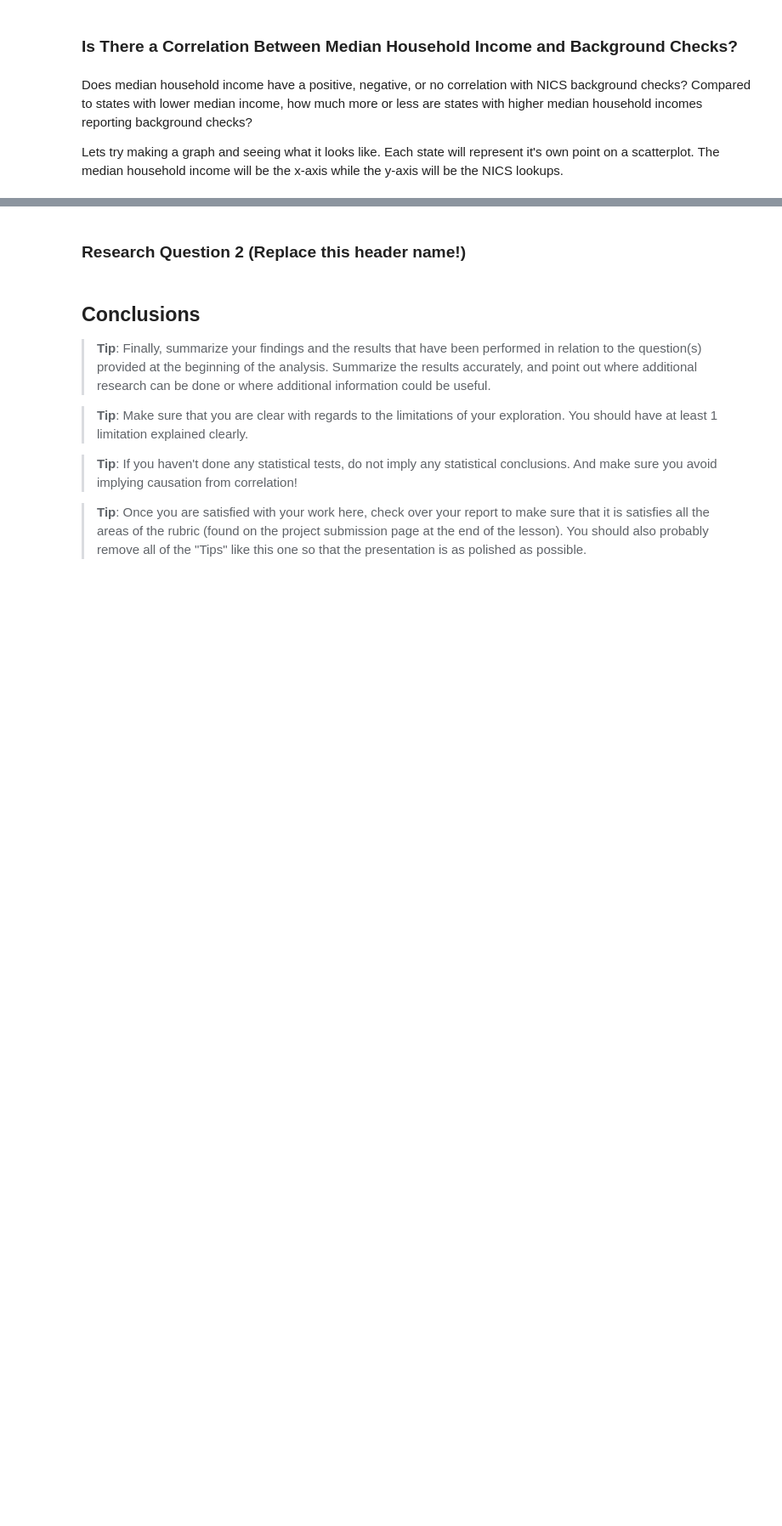
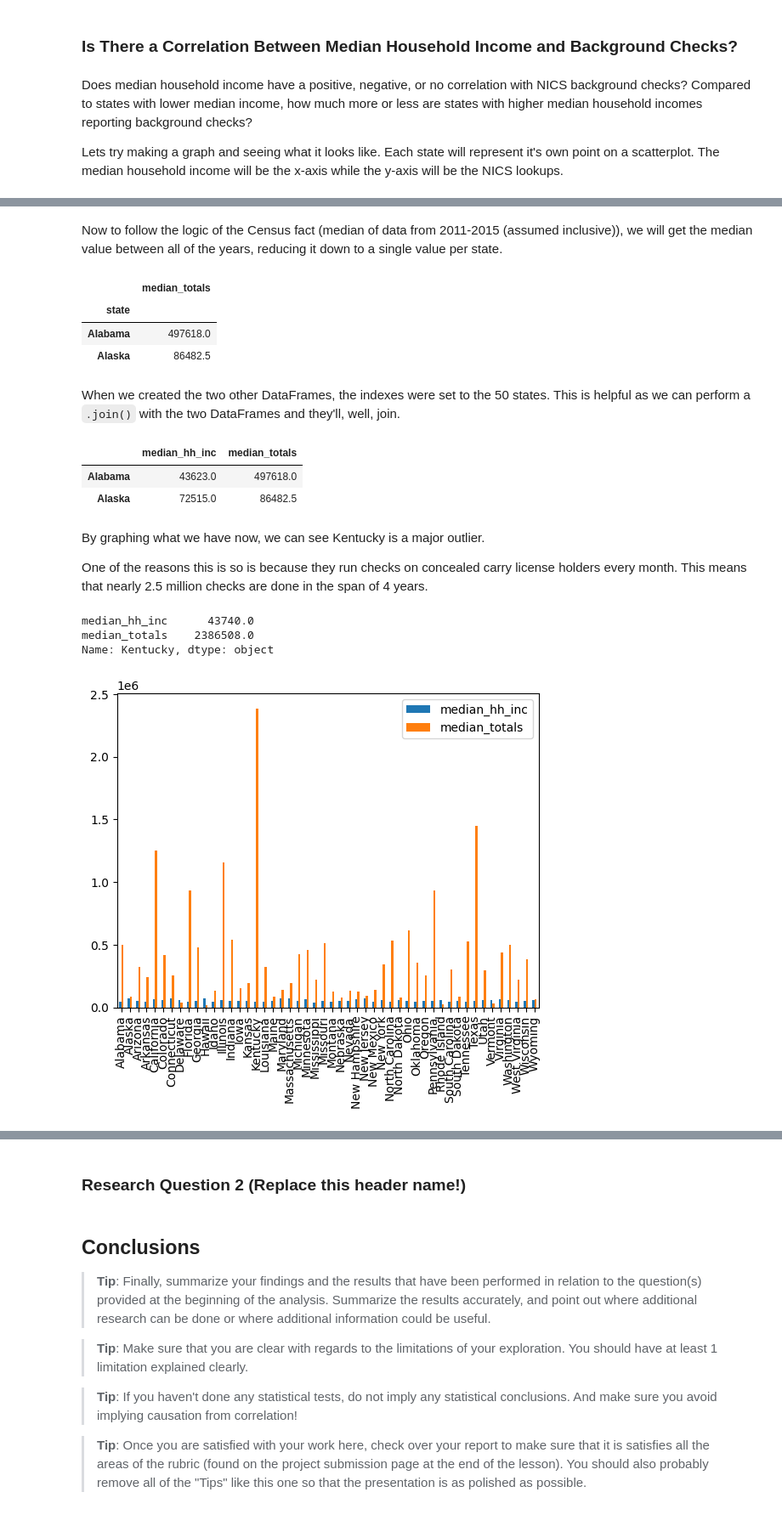
Before and after one commit to birbarino/Python-Projects, a Jupyter notebook: intro-to-ds/project/Investigate_a_Dataset.ipynb, the cells around one changed output, grey strips where cells are left out. Shown at 85% size. Cells and saved outputs as stored; diff of their text form; code cells hidden in the pictures; blank space fills up the shorter version.

```diff
--- a/intro-to-ds/project/Investigate_a_Dataset.ipynb
+++ b/intro-to-ds/project/Investigate_a_Dataset.ipynb
@@ -545,0 +542,13 @@ KeyError: False
+# %%
+def find_index(df, regex_capture_group):
+    return df.str.extractall(regex_capture_group)[0].index.to_list()
+
+# Median household income (in 2015 dollars), 2011-2015
+income_idx = find_index(df_census.Fact, "(.*Median household income.*)")[0][0]
+
+df_hh_inc = df_census.iloc[income_idx][1:]
+
+df_hh_inc = df_hh_inc.to_frame()
+
+df_hh_inc.rename(columns={47: 'median_hh_inc'}, inplace=True)
+df_hh_inc.head(2)
@@ -545,0 +561,9 @@ KeyError: False
+# %%
+# 1. query for all records between years 2011-2015
+# 2. group the records by state, then year
+# 3. aggregate each year's totals with summation
+df_2011_2015 = df_nics[df_nics['year'].between(2011, 2015, inclusive='both')] \
+    .groupby(by=['state', 'year']) \
+        .agg({'totals': 'sum'})
+
+df_2011_2015.head(10)
@@ -546,3 +583,39 @@ KeyError: False
+# %% [markdown]
+Now to follow the logic of the Census fact (median of data from 2011-2015 (assumed inclusive)), we will get the median value between all of the years, reducing it down to a single value per state.
+# %%
+df_nics_med = df_2011_2015.groupby('state').median()
+
+df_nics_med.rename(columns={"totals": "median_totals"}, inplace=True)
+df_nics_med.head(2)  # Confirming that these values show up in the output above
+# %% [output]
+|  | median_totals |
+| state |  |
+| Alabama | 497618.0 |
+| Alaska | 86482.5 |
+# %% [markdown]
+When we created the two other DataFrames, the indexes were set to the 50 states. This is helpful as we can perform a `.join()` with the two DataFrames and they'll, well, join.
+# %%
+df_combined = df_hh_inc.join(df_nics_med)  # Joining based off of index (state)
+
+df_combined.head(2)
+# %% [output]
+|  | median_hh_inc | median_totals |
+| Alabama | 43623.0 | 497618.0 |
+| Alaska | 72515.0 | 86482.5 |
+# %% [markdown]
+By graphing what we have now, we can see Kentucky is a major outlier.
+
+One of the reasons this is so is because they run checks on concealed carry license holders every month. This means that nearly 2.5 million checks are done in the span of 4 years.
+# %%
+df_combined.loc["Kentucky"]  # Values in graph below
+# %% [output]
+median_hh_inc      43740.0
+median_totals    2386508.0
+Name: Kentucky, dtype: object
+# %%
+df_combined.plot(kind='bar');
+# %% [output]
+[figure, added]
 # %%
 # Use this, and more code cells, to explore your data. Don't forget to add
 #   Markdown cells to document your observations and findings.
```
Also changed, not shown: parts of 10 cells of this notebook, 2 other files.
